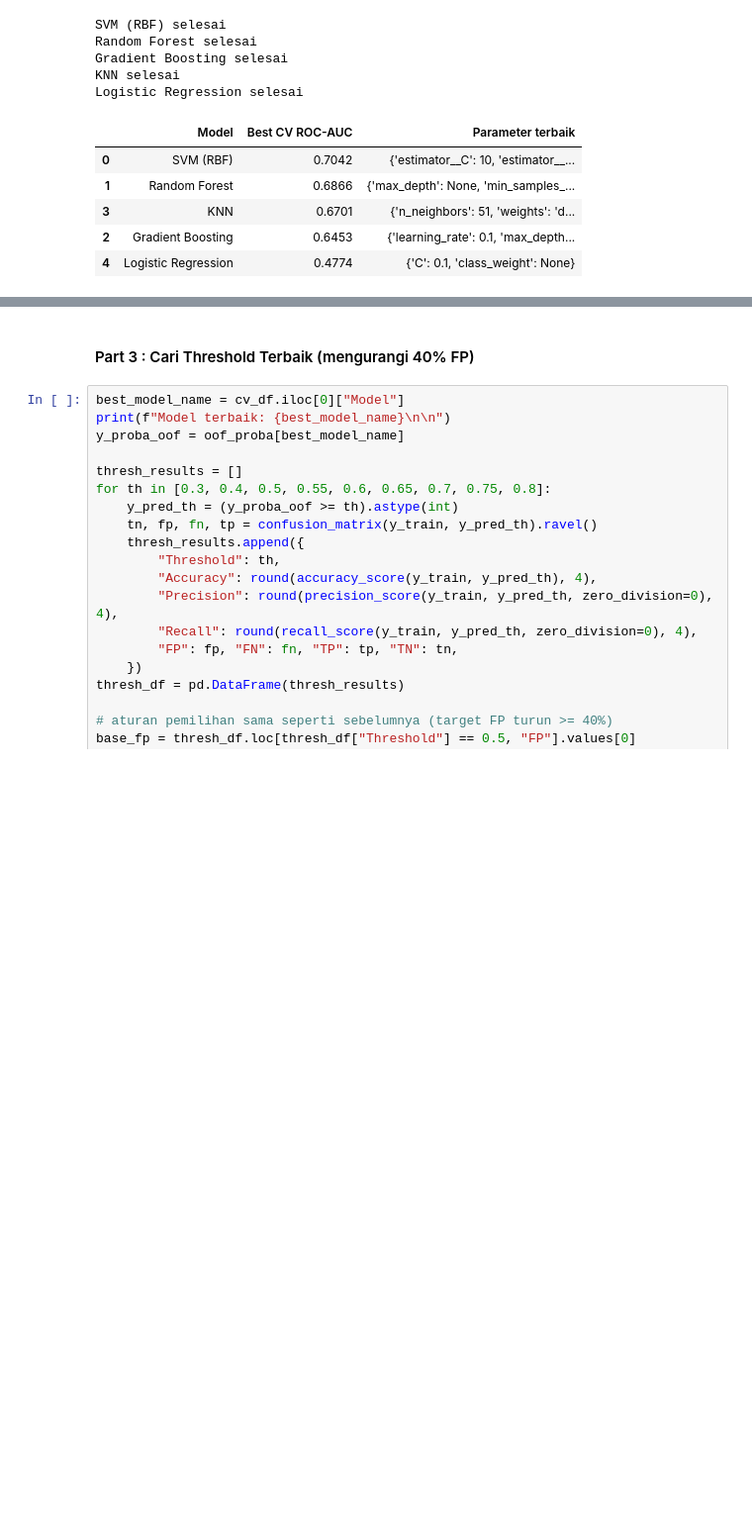
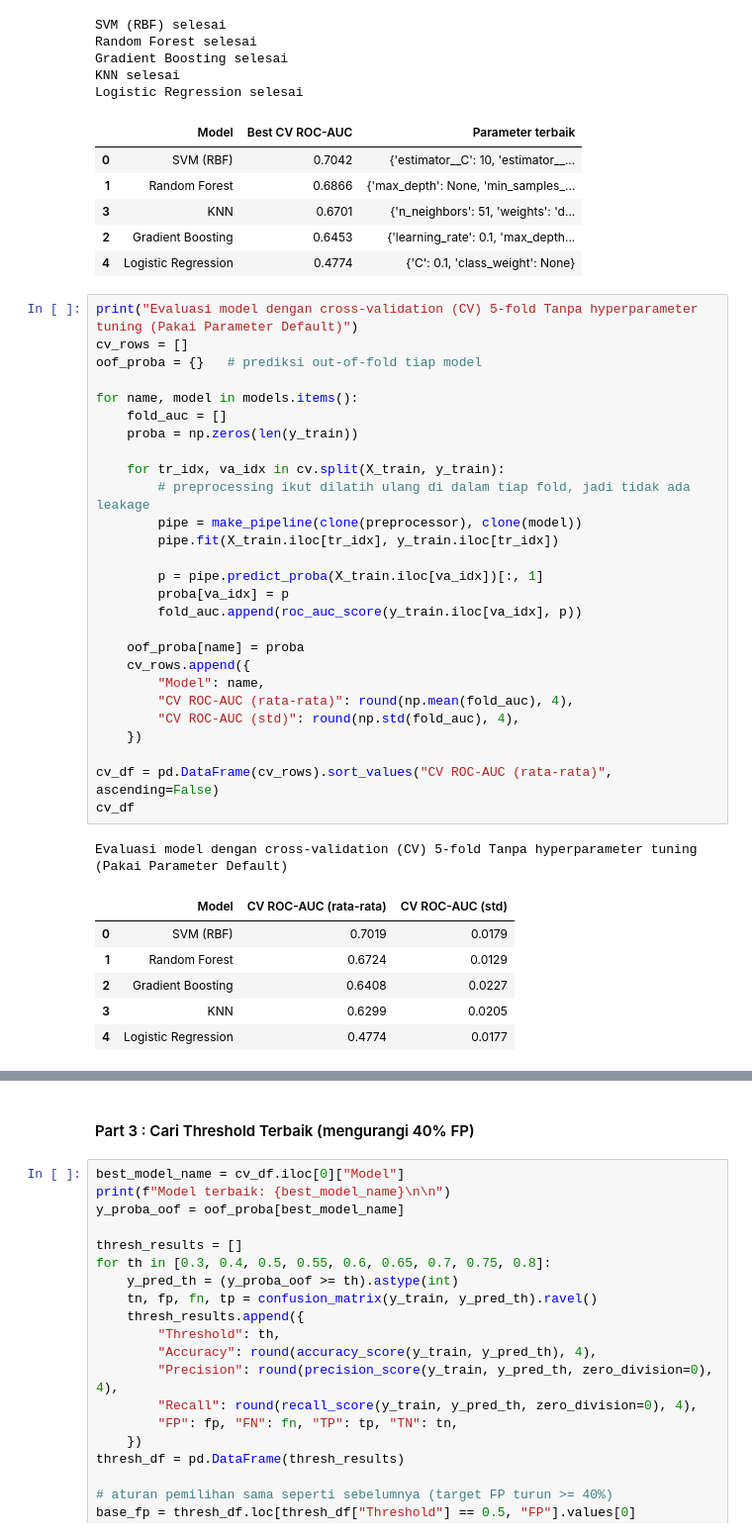
Before and after one commit to gondryy/ML_Kelompok2_WaterPotability, a Jupyter notebook: notebooks/02+03_preprocess_train_eval.ipynb, the cells around one changed output, grey strips where cells are left out. Shown at 99% size. Saved outputs shown, nothing was run; the diff lists cells and outputs as text; blank space fills up the shorter version.

```diff
--- a/notebooks/02+03_preprocess_train_eval.ipynb
+++ b/notebooks/02+03_preprocess_train_eval.ipynb
@@ -200,4 +200,39 @@ Logistic Regression selesai
 | 3 | KNN | 0.6701 | {'n_neighbors': 51, 'weights': 'd... |
 | 2 | Gradient Boosting | 0.6453 | {'learning_rate': 0.1, 'max_depth... |
 | 4 | Logistic Regression | 0.4774 | {'C': 0.1, 'class_weight': None} |
+# %%
+print("Evaluasi model dengan cross-validation (CV) 5-fold Tanpa hyperparameter tuning (Pakai Parameter Default)")
+cv_rows = []
+oof_proba = {}   # prediksi out-of-fold tiap model
+
+for name, model in models.items():
+    fold_auc = []
+    proba = np.zeros(len(y_train))
+
+    for tr_idx, va_idx in cv.split(X_train, y_train):
+        # preprocessing ikut dilatih ulang di dalam tiap fold, jadi tidak ada leakage
+        pipe = make_pipeline(clone(preprocessor), clone(model))
+        pipe.fit(X_train.iloc[tr_idx], y_train.iloc[tr_idx])
+
+        p = pipe.predict_proba(X_train.iloc[va_idx])[:, 1]
+        proba[va_idx] = p
+        fold_auc.append(roc_auc_score(y_train.iloc[va_idx], p))
+
+    oof_proba[name] = proba
+    cv_rows.append({
+        "Model": name,
+        "CV ROC-AUC (rata-rata)": round(np.mean(fold_auc), 4),
+        "CV ROC-AUC (std)": round(np.std(fold_auc), 4),
+    })
+
+cv_df = pd.DataFrame(cv_rows).sort_values("CV ROC-AUC (rata-rata)", ascending=False)
+cv_df
+# %% [output]
+Evaluasi model dengan cross-validation (CV) 5-fold Tanpa hyperparameter tuning (Pakai Parameter Default)
+|  | Model | CV ROC-AUC (rata-rata) | CV ROC-AUC (std) |
+| 0 | SVM (RBF) | 0.7019 | 0.0179 |
+| 1 | Random Forest | 0.6724 | 0.0129 |
+| 2 | Gradient Boosting | 0.6408 | 0.0227 |
+| 3 | KNN | 0.6299 | 0.0205 |
+| 4 | Logistic Regression | 0.4774 | 0.0177 |
 # %%
```
Also changed, not shown: parts of 1 cell of this notebook.
